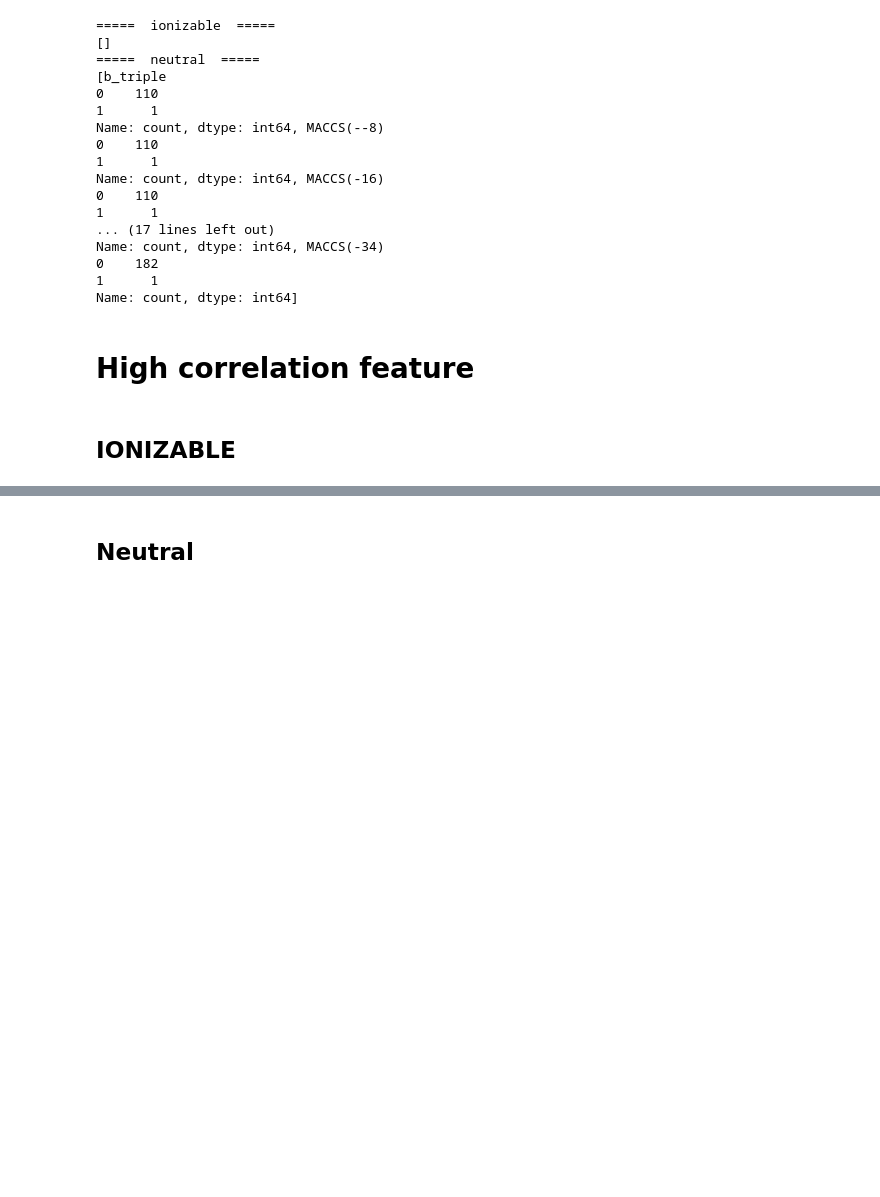
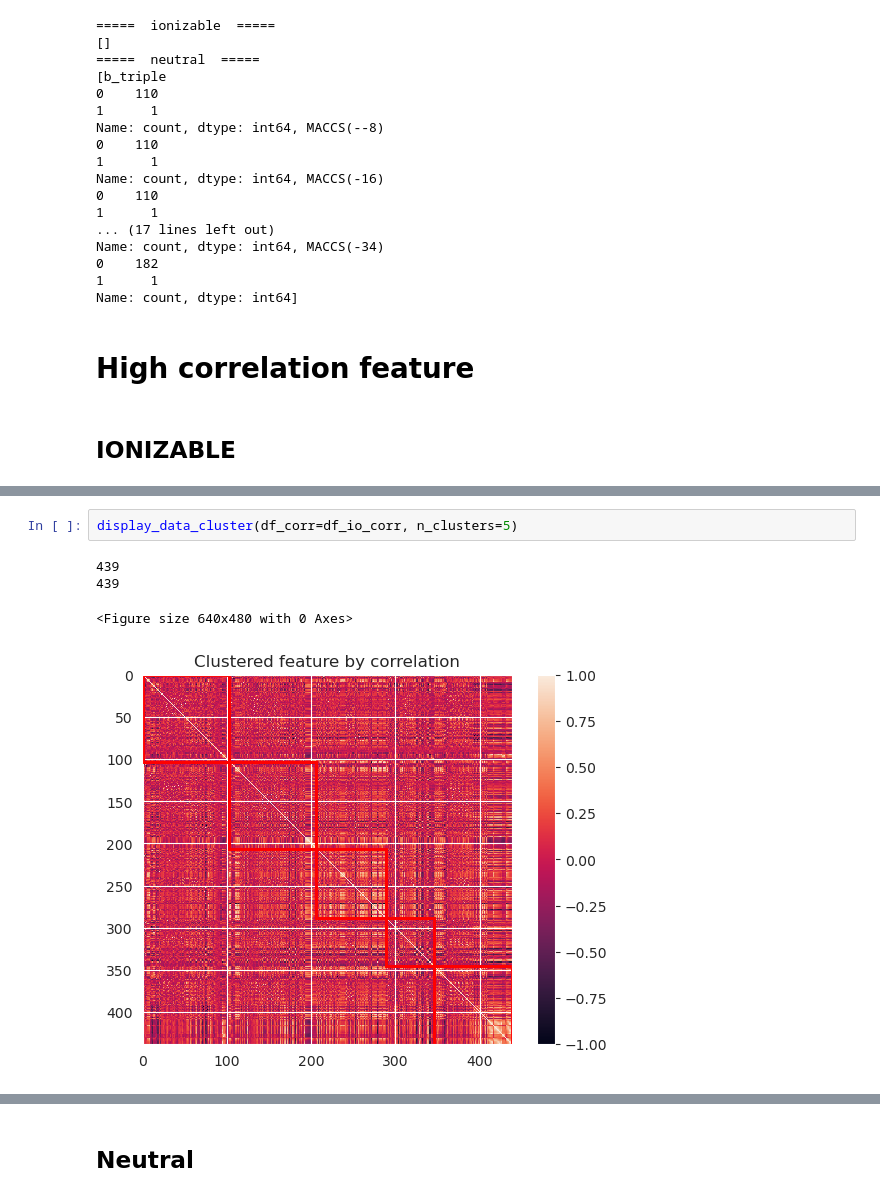
Before and after one commit to tahiri-lab/QSAR, a Jupyter notebook: code/preprocessing/feature_selection.ipynb, the cells around one changed output, grey strips where cells are left out. Cells and saved outputs as stored; diff of their text form; blank space fills up the shorter version.

```diff
--- a/code/preprocessing/feature_selection.ipynb
+++ b/code/preprocessing/feature_selection.ipynb
@@ -414,3 +193,10 @@ sns.heatmap(round(correlations,2), cmap="RdBu", annot=True, annot_kws={"size": 7
+# %%
+display_data_cluster(df_corr=df_io_corr, n_clusters=5)
+# %% [output]
+439
+439
+<Figure size 640x480 with 0 Axes>
+[figure, added]
 # %%
 print("Before high correlation removal: ", df_ionizable.shape)
 df_ionizable_correlation_removed = FS_ionizable.remove_highly_correlated(graph=True)
```
Also changed, not shown: parts of 19 cells of this notebook, 1 other file.
